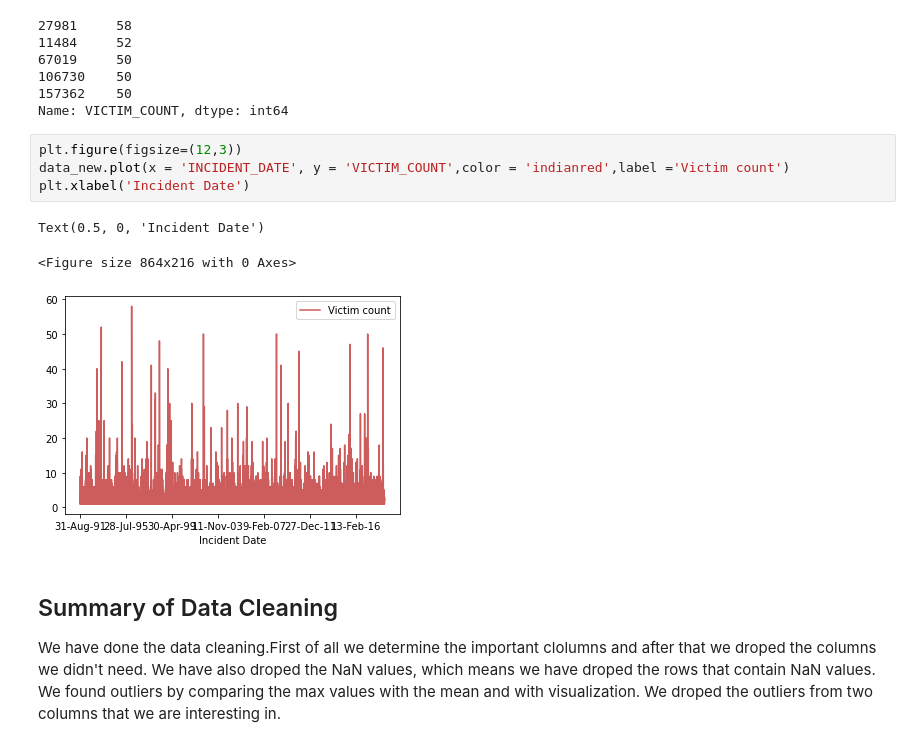
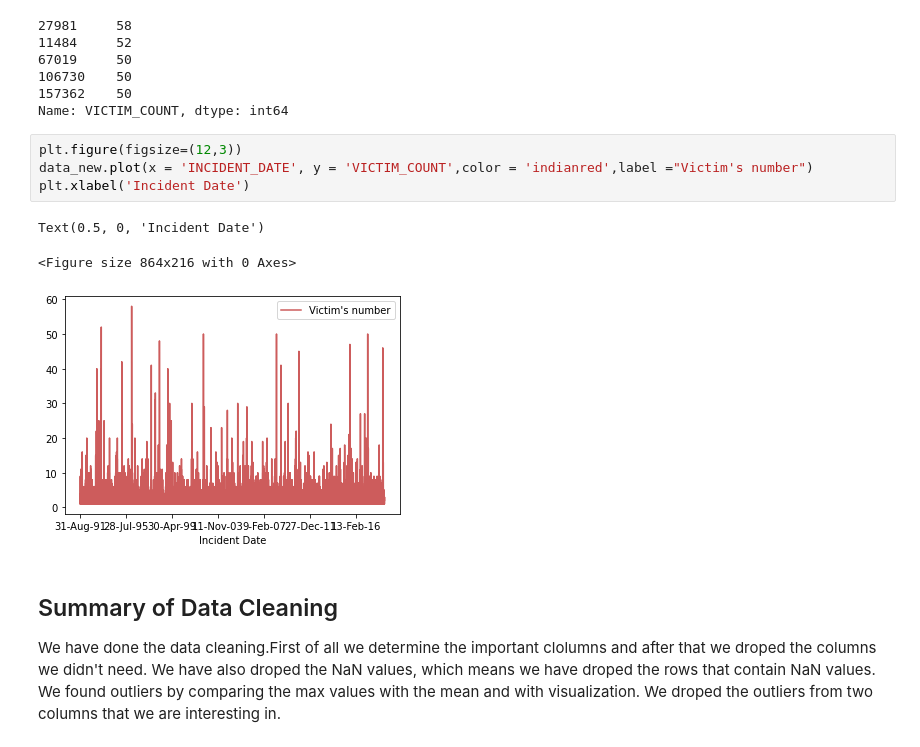
Before and after one commit to nora-23/Python_project_hate_crime, a Jupyter notebook: Hate_Crime_Nora_Grigoryan.ipynb, the cells around one changed output. Drawn from its saved outputs; the diff is of its cells as text.

```diff
--- a/Hate_Crime_Nora_Grigoryan.ipynb
+++ b/Hate_Crime_Nora_Grigoryan.ipynb
@@ -241,12 +241,12 @@ data_new['VICTIM_COUNT'].nlargest(5)
 Name: VICTIM_COUNT, dtype: int64
 # %%
 plt.figure(figsize=(12,3))
-data_new.plot(x = 'INCIDENT_DATE', y = 'VICTIM_COUNT',color = 'indianred',label ='Victim count')
+data_new.plot(x = 'INCIDENT_DATE', y = 'VICTIM_COUNT',color = 'indianred',label ="Victim's number")
 plt.xlabel('Incident Date')
 # %% [output]
 Text(0.5, 0, 'Incident Date')
 <Figure size 864x216 with 0 Axes>
-[figure, old version]
+[figure, new version]
 # %% [markdown]
 ## Summary of Data Cleaning
 
```
Also changed, not shown: parts of 3 cells of this notebook.
